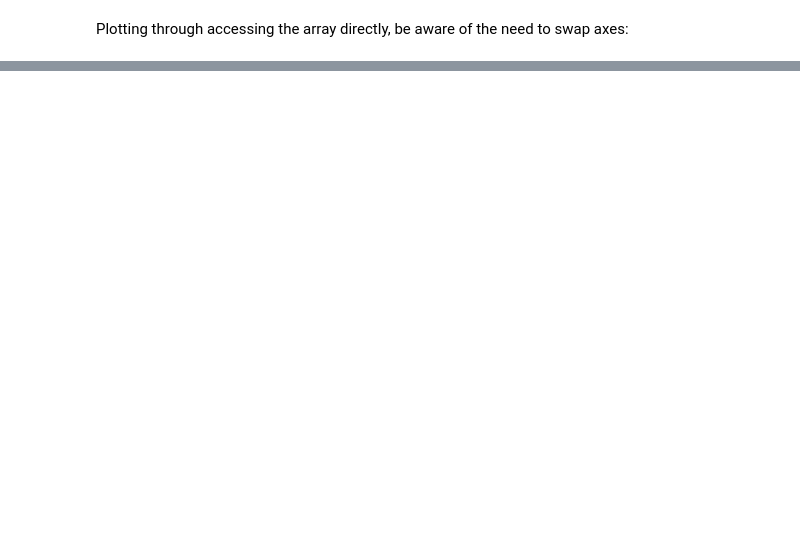
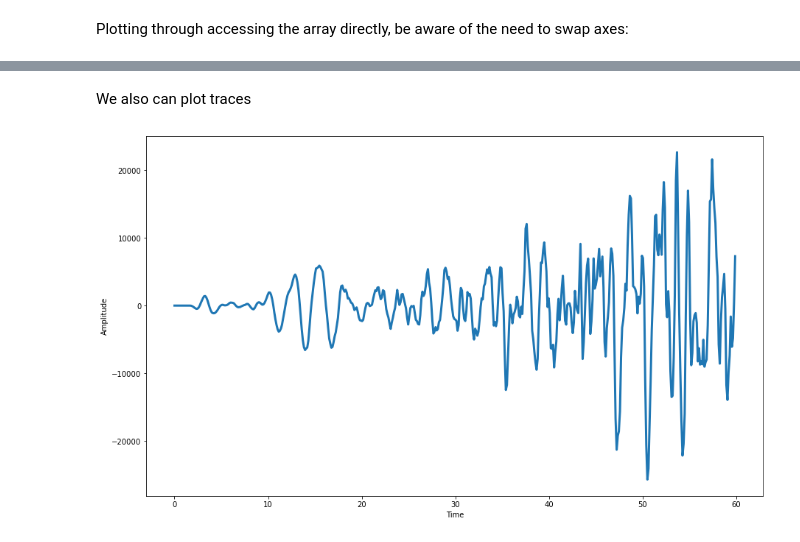
Before and after one commit to GGDRriedel/readreflexw, a Jupyter notebook: example_usage.ipynb, the cells around one changed output, grey strips where cells are left out. Saved outputs shown, nothing was run; the diff lists cells and outputs as text; code cells hidden in the pictures; blank space fills up the shorter version.

```diff
--- a/example_usage.ipynb
+++ b/example_usage.ipynb
@@ -75,0 +87,6 @@ plt.imshow(radardata.traces.T,aspect='auto',vmin=maxmin*-1,vmax=maxmin)
+# %% [markdown]
+We also can plot traces
+# %%
+radardata.traceplot([1])
+# %% [output]
+[figure, added]
```
Also changed, not shown: parts of 23 cells of this notebook, 4 other files.
